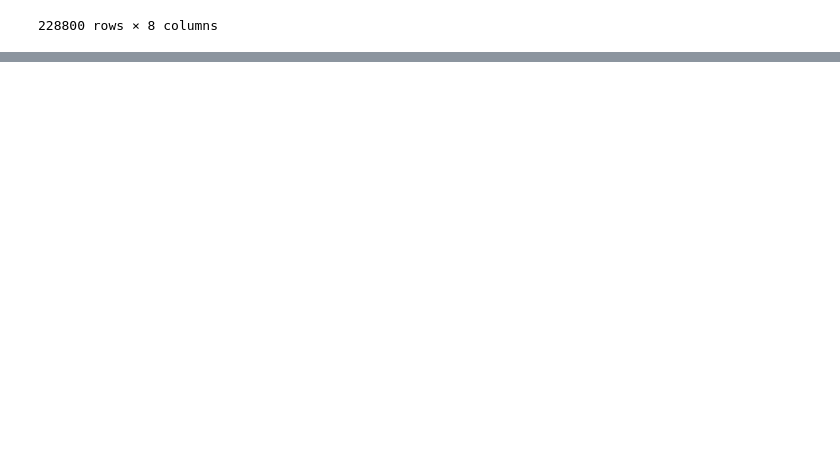
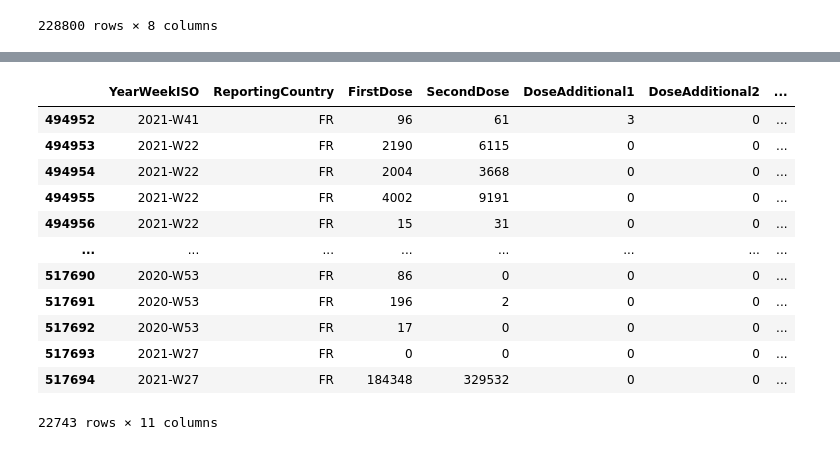
Before and after one commit to MarcGLOAGUEN/pandemic_covid19, a Jupyter notebook: DataCleaning_Looker.ipynb, the cells around one changed output, grey strips where cells are left out. Cells and saved outputs as stored; diff of their text form; code cells hidden in the pictures; blank space fills up the shorter version.

```diff
--- a/DataCleaning_Looker.ipynb
+++ b/DataCleaning_Looker.ipynb
@@ -199,0 +219,16 @@ covid19_fr.to_csv('data/covid19_fr.csv', index=False)
+# %%
+vaccins[vaccins.ReportingCountry=='FR']
+# %% [output]
+|  | YearWeekISO | ReportingCountry | FirstDose | SecondDose | DoseAdditional1 | DoseAdditional2 | ... |
+| 494952 | 2021-W41 | FR | 96 | 61 | 3 | 0 | ... |
+| 494953 | 2021-W22 | FR | 2190 | 6115 | 0 | 0 | ... |
+| 494954 | 2021-W22 | FR | 2004 | 3668 | 0 | 0 | ... |
+| 494955 | 2021-W22 | FR | 4002 | 9191 | 0 | 0 | ... |
+| 494956 | 2021-W22 | FR | 15 | 31 | 0 | 0 | ... |
+| ... | ... | ... | ... | ... | ... | ... | ... |
+| 517690 | 2020-W53 | FR | 86 | 0 | 0 | 0 | ... |
+| 517691 | 2020-W53 | FR | 196 | 2 | 0 | 0 | ... |
+| 517692 | 2020-W53 | FR | 17 | 0 | 0 | 0 | ... |
+| 517693 | 2021-W27 | FR | 0 | 0 | 0 | 0 | ... |
+| 517694 | 2021-W27 | FR | 184348 | 329532 | 0 | 0 | ... |
+22743 rows × 11 columns
```
Also changed, not shown: parts of 33 cells of this notebook, 7 other files.
